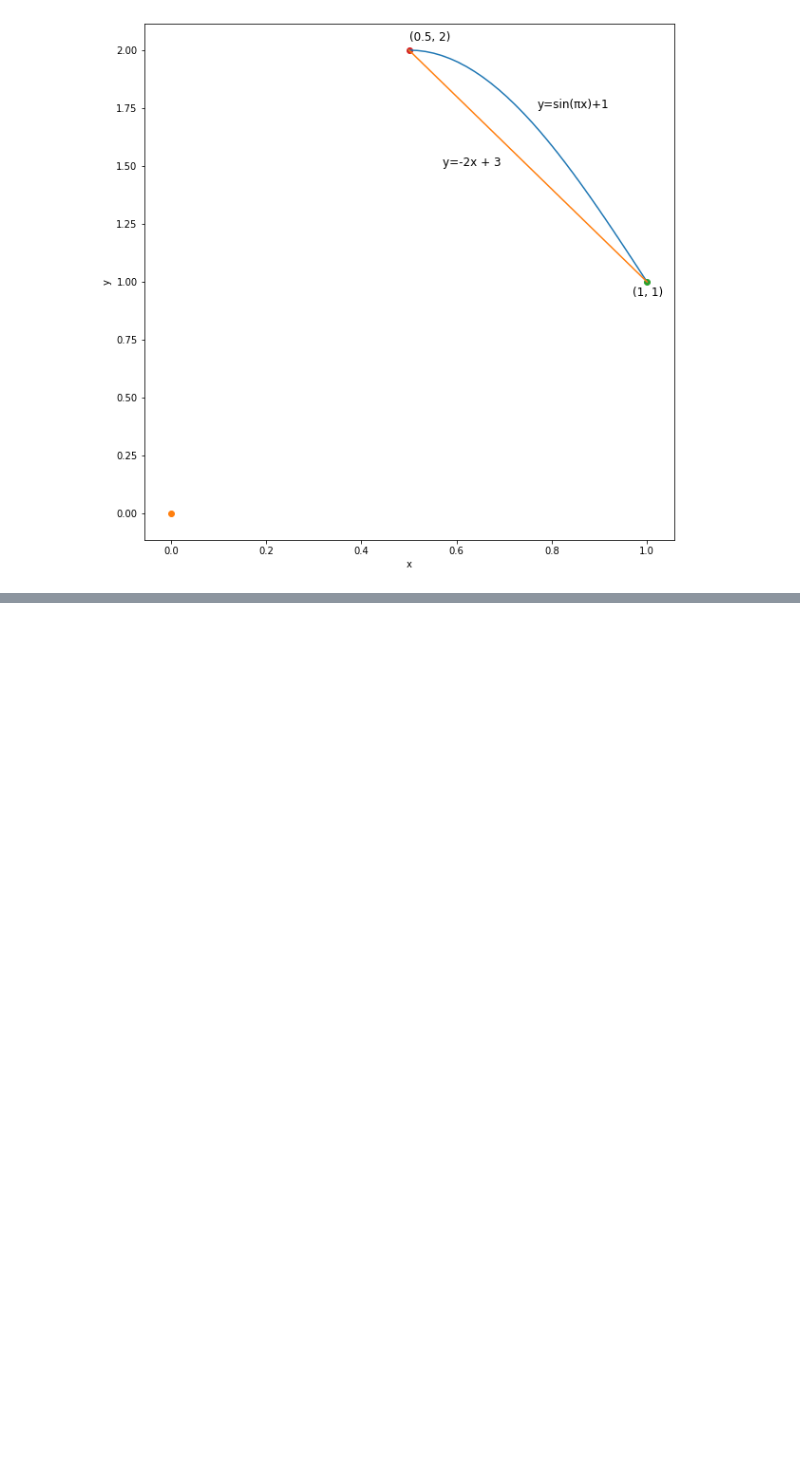
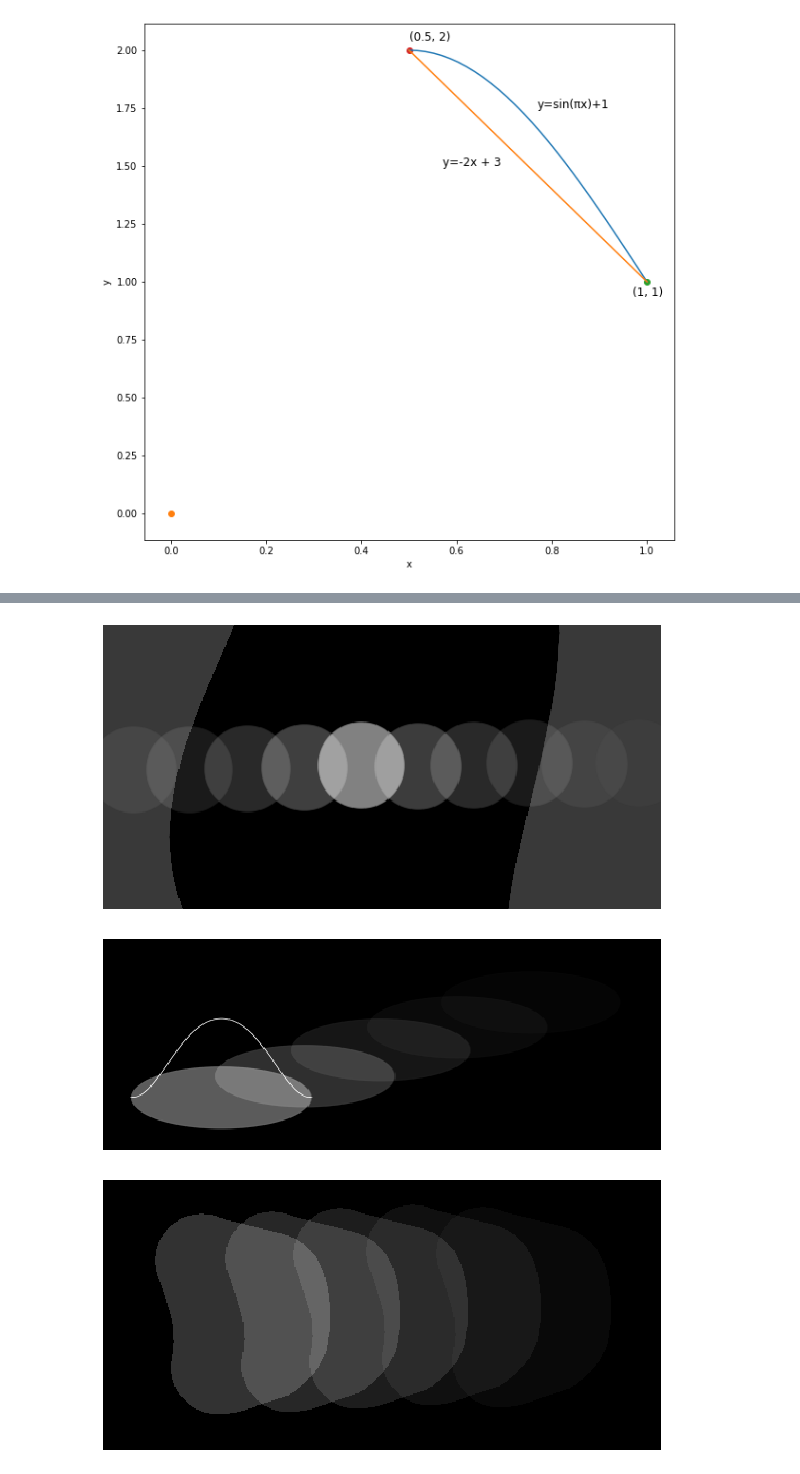
Before and after one commit to kuiyochen/Python_ML_learning, a Jupyter notebook: Testing_Place.ipynb, the cells around one changed output, grey strips where cells are left out. Drawn from its saved outputs; the diff is of its cells as text; code cells hidden in the pictures; blank space fills up the shorter version.

```diff
--- a/Testing_Place.ipynb
+++ b/Testing_Place.ipynb
@@ -1040,0 +1127,23 @@ Text(0.5, 2.04, '(0.5, 2)')
+# %%
+import matplotlib.image as mpimg
+import matplotlib.pyplot as plt
+def inversion_color(path):
+    img = mpimg.imread(path)
+    img[:, :, 0:3] = 1. - img[:, :, 0:3]
+    fig,ax = plt.subplots(figsize=(10, 10))
+    plt.set_cmap('hot')
+    ax.set_axis_off()
+    ax.imshow(img, interpolation='nearest', aspect='equal')
+    plt.axis('off')
+    # plt.axis('off')
+    plt.savefig(path[0:-4] + "_inverse.png", bbox_inches='tight', pad_inches = 0, transparent=True)
+
+inversion_color("image_test/terminal.png")
+inversion_color("image_test/translate.png")
+inversion_color("image_test/translate1.png")
+inversion_color("image_test/p_adic.png")
+inversion_color("image_test/neural_networks.png")
+# %% [output]
+[figure, added]
+[figure, added]
+[figure, added]
```
Also changed, not shown: parts of 5 cells of this notebook, 15 other files.
